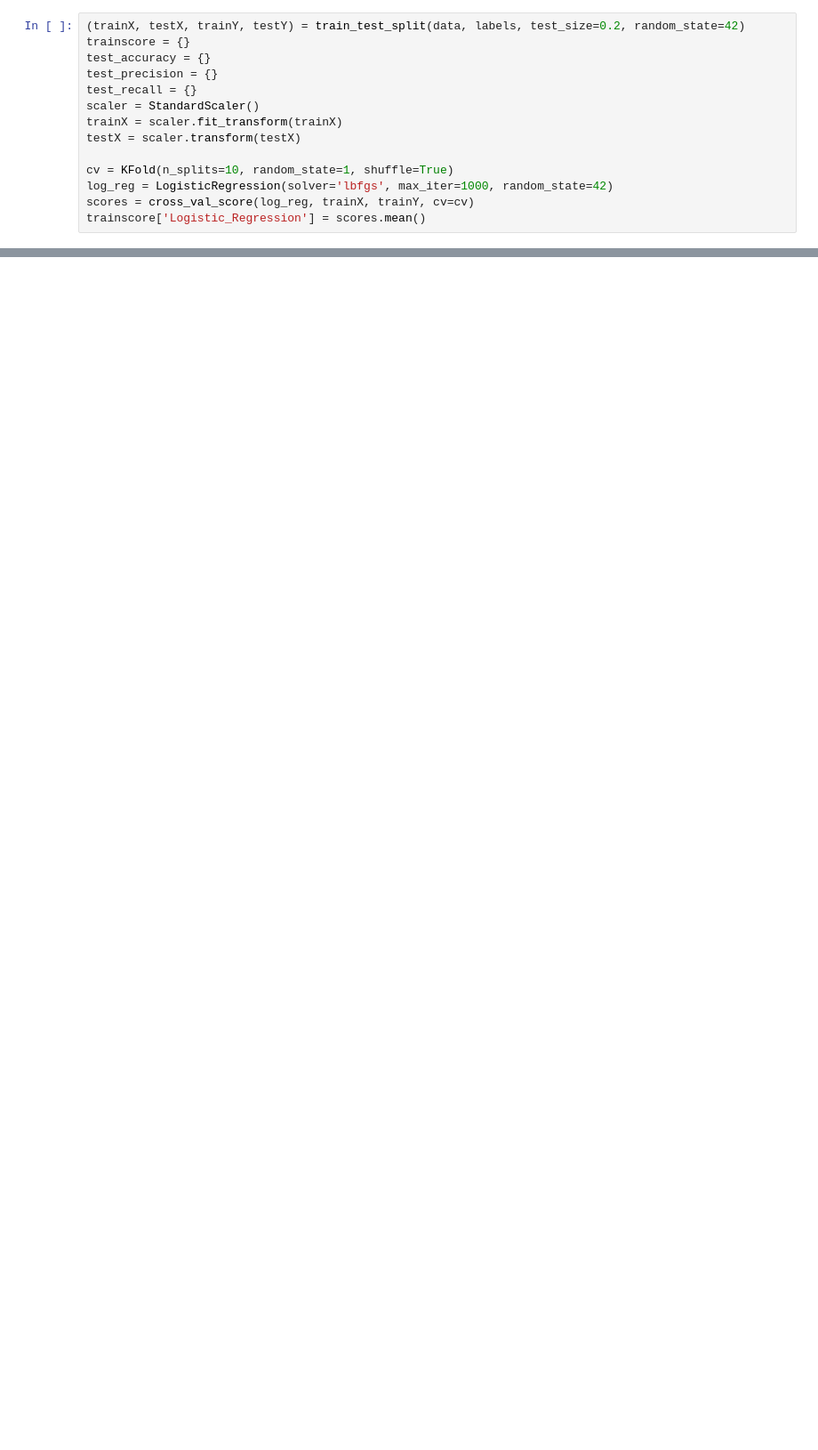
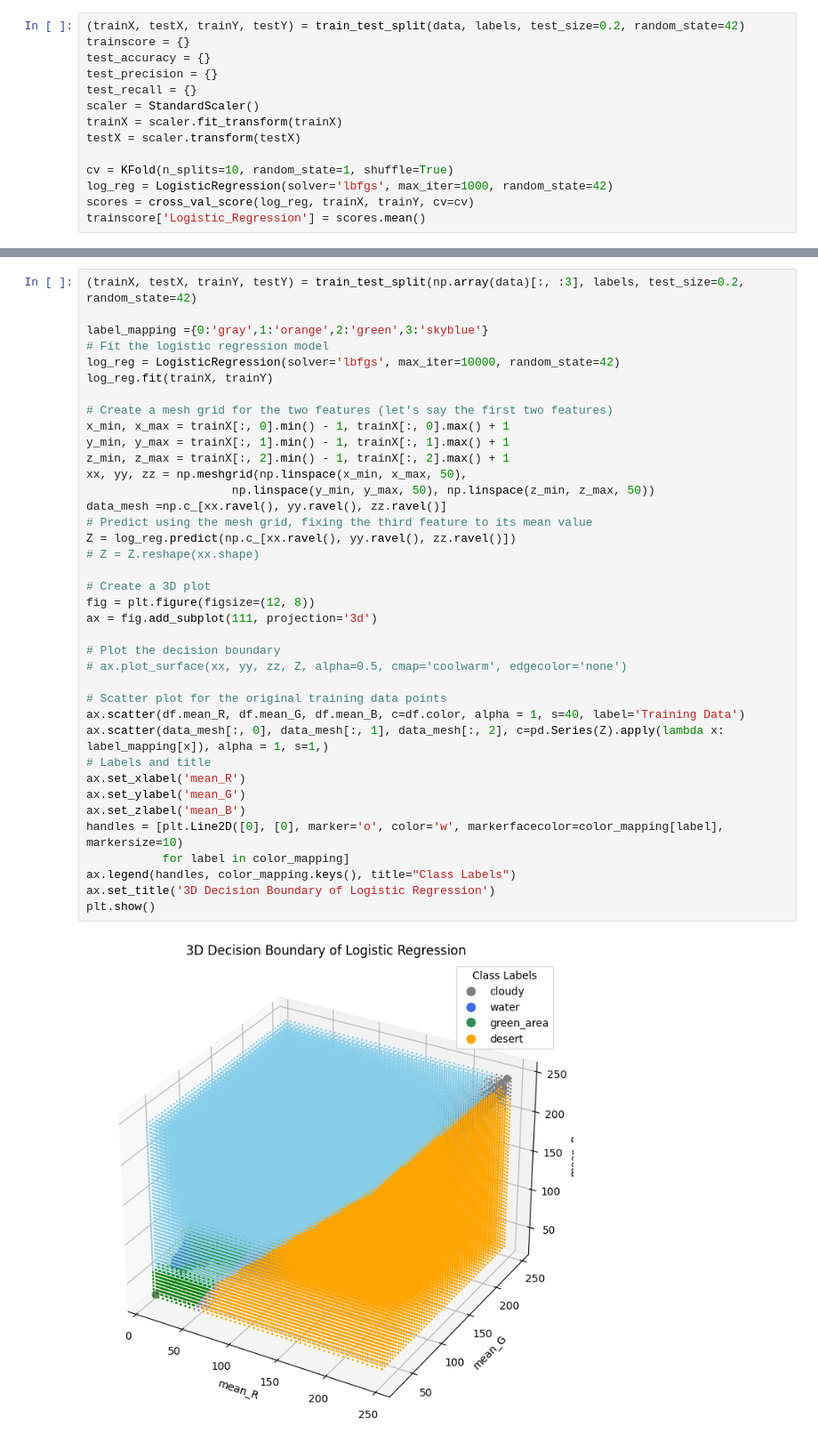
Before and after one commit to 10sajan10/CS6830_Project7, a Jupyter notebook: Project_7.ipynb, the cells around one changed output, grey strips where cells are left out. Shown at 89% size. Cells and saved outputs as stored; diff of their text form; blank space fills up the shorter version.

```diff
--- a/Project_7.ipynb
+++ b/Project_7.ipynb
@@ -176,3 +201,43 @@ test_recall['Logistic_Regression'] = recall_score(testY, predicted_test_labels,
+# %%
+(trainX, testX, trainY, testY) = train_test_split(np.array(data)[:, :3], labels, test_size=0.2, random_state=42)
+
+label_mapping ={0:'gray',1:'orange',2:'green',3:'skyblue'}
+# Fit the logistic regression model
+log_reg = LogisticRegression(solver='lbfgs', max_iter=10000, random_state=42)
+log_reg.fit(trainX, trainY)
+
+# Create a mesh grid for the two features (let's say the first two features)
+x_min, x_max = trainX[:, 0].min() - 1, trainX[:, 0].max() + 1
+y_min, y_max = trainX[:, 1].min() - 1, trainX[:, 1].max() + 1
+z_min, z_max = trainX[:, 2].min() - 1, trainX[:, 2].max() + 1
+xx, yy, zz = np.meshgrid(np.linspace(x_min, x_max, 50),
+                     np.linspace(y_min, y_max, 50), np.linspace(z_min, z_max, 50))
+data_mesh =np.c_[xx.ravel(), yy.ravel(), zz.ravel()]
+# Predict using the mesh grid, fixing the third feature to its mean value
+Z = log_reg.predict(np.c_[xx.ravel(), yy.ravel(), zz.ravel()])
+# Z = Z.reshape(xx.shape)
+
+# Create a 3D plot
+fig = plt.figure(figsize=(12, 8))
+ax = fig.add_subplot(111, projection='3d')
+
+# Plot the decision boundary
+# ax.plot_surface(xx, yy, zz, Z, alpha=0.5, cmap='coolwarm', edgecolor='none')
+
+# Scatter plot for the original training data points
+ax.scatter(df.mean_R, df.mean_G, df.mean_B, c=df.color, alpha = 1, s=40, label='Training Data')
+ax.scatter(data_mesh[:, 0], data_mesh[:, 1], data_mesh[:, 2], c=pd.Series(Z).apply(lambda x: label_mapping[x]), alpha = 1, s=1,)
+# Labels and title
+ax.set_xlabel('mean_R')
+ax.set_ylabel('mean_G')
+ax.set_zlabel('mean_B')
+handles = [plt.Line2D([0], [0], marker='o', color='w', markerfacecolor=color_mapping[label], markersize=10)
+           for label in color_mapping]
+ax.legend(handles, color_mapping.keys(), title="Class Labels")
+ax.set_title('3D Decision Boundary of Logistic Regression')
+plt.show()
+# %% [output]
+[figure, added]
 # %%
 svc = SVC(random_state=42)
 param_grid = [
```
Also changed, not shown: parts of 14 cells of this notebook.
